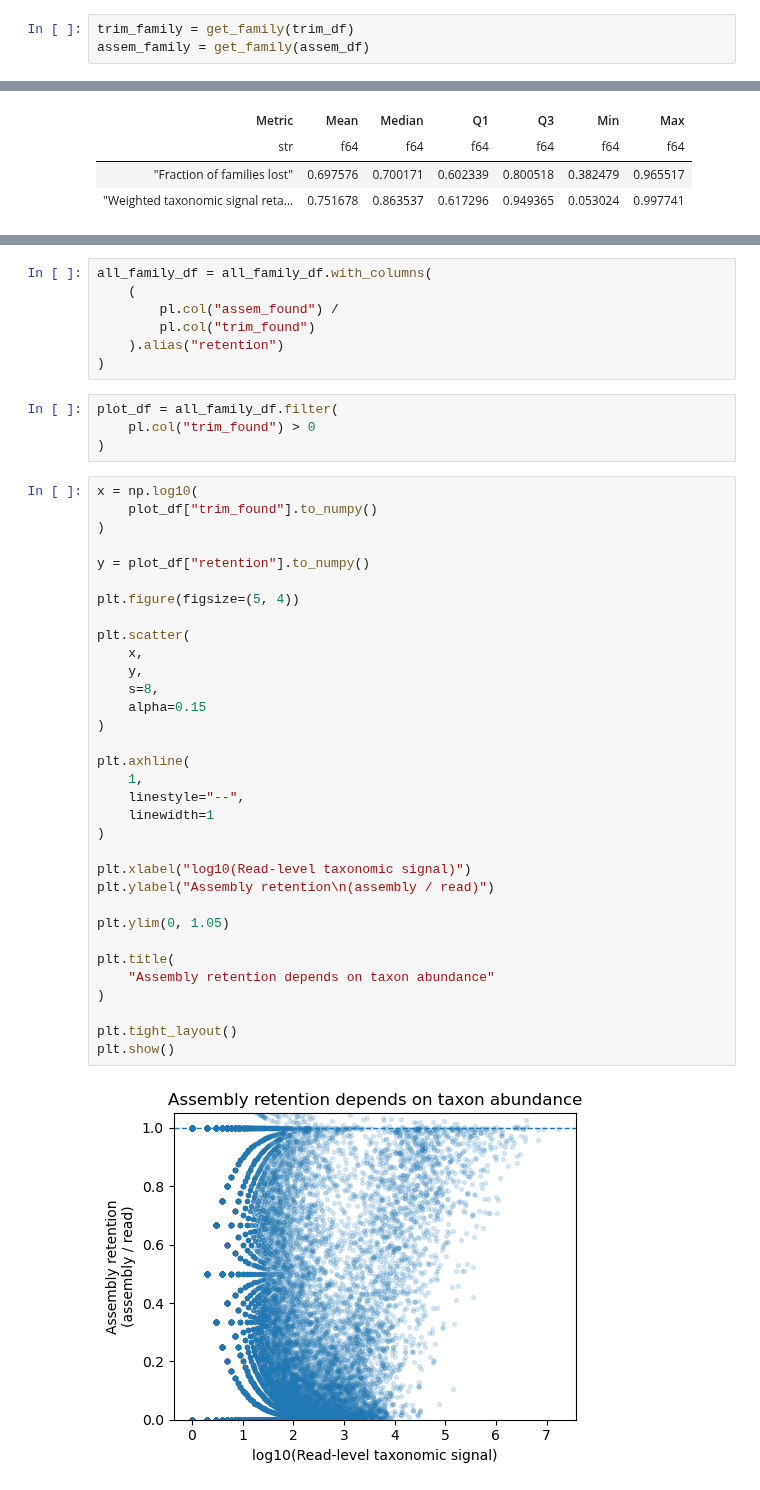
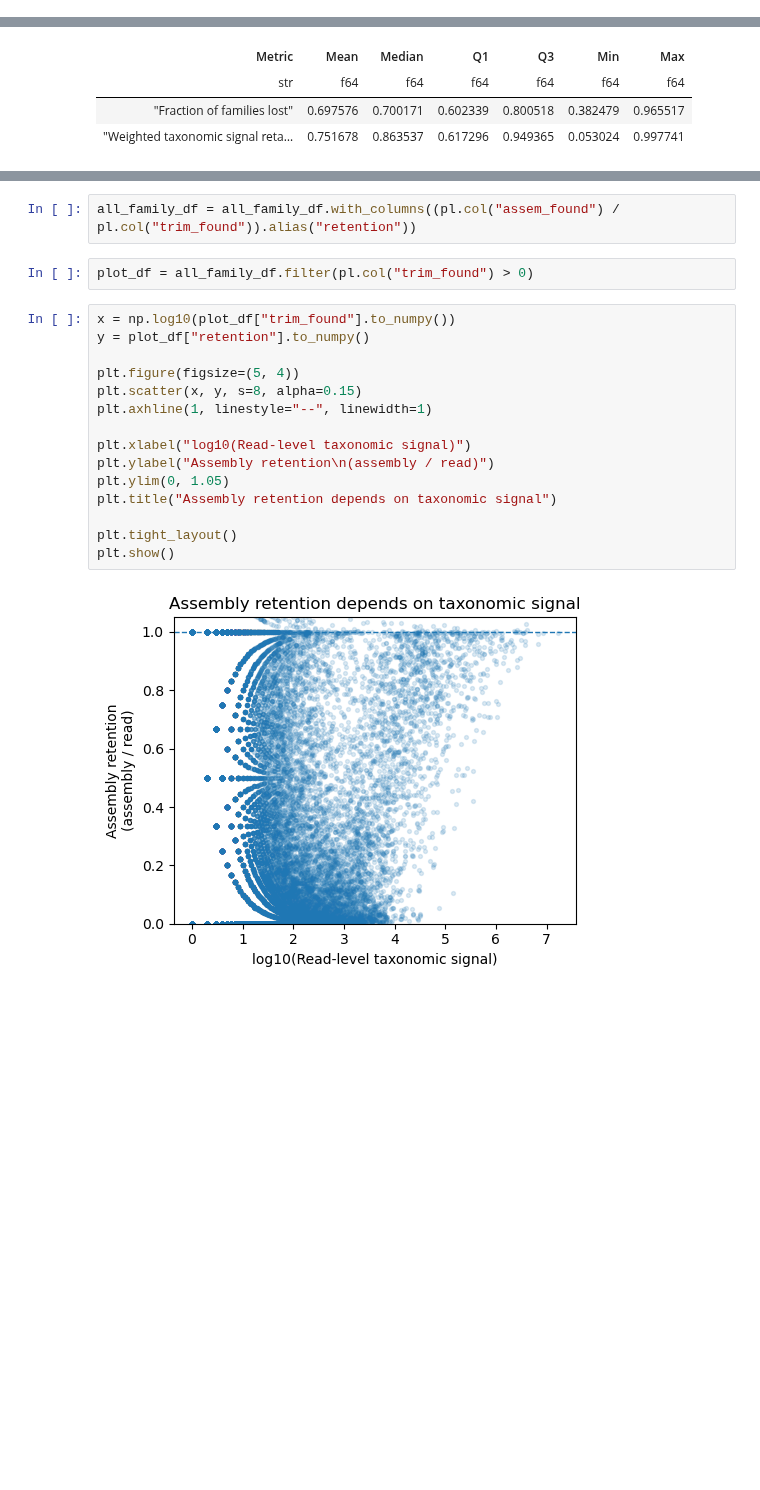
Before and after one commit to jeanzzhao/assembly, a Jupyter notebook: tax/Analysis.ipynb, the cells around one changed output, grey strips where cells are left out. Cells and saved outputs as stored; diff of their text form; blank space fills up the shorter version.

```diff
--- a/tax/Analysis.ipynb
+++ b/tax/Analysis.ipynb
@@ -76,6 +72,3 @@ assem_df = assem_df.with_columns(
-# %%
-trim_family = get_family(trim_df)
-assem_family = get_family(assem_df)
 # %% [markdown]
 #### Summarize abundance per family
 - Instead of asking: "Did this exact genome appear?"
@@ -445,48 +562,23 @@ for sample in samples:
 
 all_family_df = pl.concat(all_family_results)
 # %%
-all_family_df = all_family_df.with_columns(
-    (
-        pl.col("assem_found") /
-        pl.col("trim_found")
-    ).alias("retention")
-)
+all_family_df = all_family_df.with_columns((pl.col("assem_found") / pl.col("trim_found")).alias("retention"))
 # %%
-plot_df = all_family_df.filter(
-    pl.col("trim_found") > 0
-)
+plot_df = all_family_df.filter(pl.col("trim_found") > 0)
 # %%
-x = np.log10(
-    plot_df["trim_found"].to_numpy()
-)
-
+x = np.log10(plot_df["trim_found"].to_numpy())
 y = plot_df["retention"].to_numpy()
 
 plt.figure(figsize=(5, 4))
-
-plt.scatter(
-    x,
-    y,
-    s=8,
-    alpha=0.15
-)
-
-plt.axhline(
-    1,
-    linestyle="--",
-    linewidth=1
-)
+plt.scatter(x, y, s=8, alpha=0.15)
+plt.axhline(1, linestyle="--", linewidth=1)
 
 plt.xlabel("log10(Read-level taxonomic signal)")
 plt.ylabel("Assembly retention\n(assembly / read)")
-
 plt.ylim(0, 1.05)
-
-plt.title(
-    "Assembly retention depends on taxon abundance"
-)
+plt.title("Assembly retention depends on taxonomic signal")
 
 plt.tight_layout()
 plt.show()
 # %% [output]
-[figure, old version]
+[figure, new version]
```
Also changed, not shown: parts of 50 cells of this notebook.
